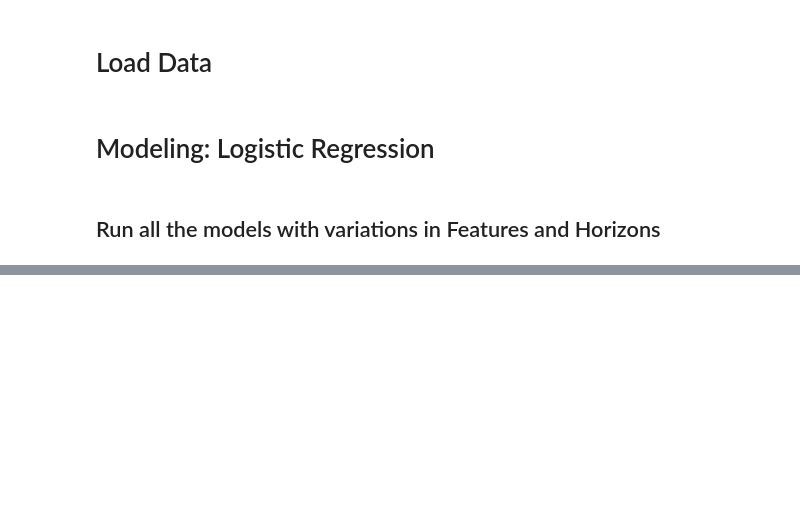
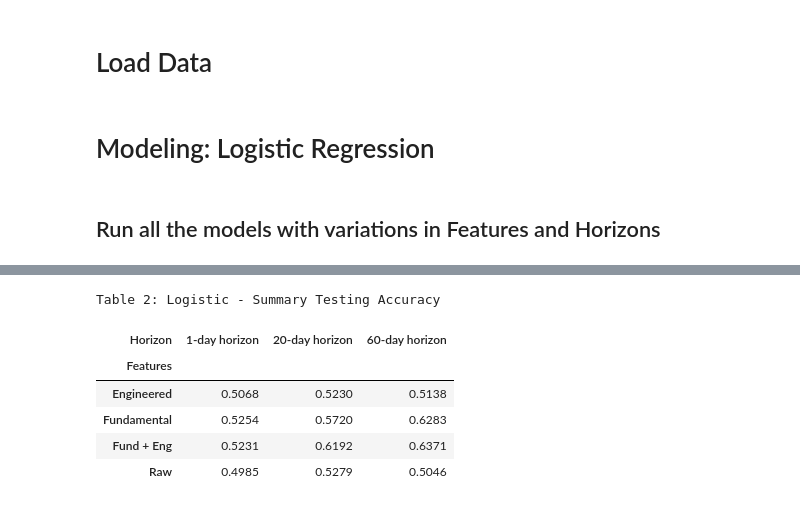
Before and after one commit to RipaltaOriol/ML-Stock-Predictor, a Jupyter notebook: logistic_regression.ipynb, the cells around one changed output, grey strips where cells are left out. Saved outputs shown, nothing was run; the diff lists cells and outputs as text; code cells hidden in the pictures; blank space fills up the shorter version.

```diff
--- a/logistic_regression.ipynb
+++ b/logistic_regression.ipynb
@@ -173,0 +253,38 @@ dfi.export(val_st, "logistic_regression_table_validation.png", table_conversion=
+# %%
+test_auc_df = res_df.pivot(index = "Features", columns = "Horizon", values = "Test AUC")
+test_auc_df = test_auc_df.rename(columns={
+    "y_1": "1-day horizon",
+    "y_20": "20-day horizon",
+    "y_60": "60-day horizon"
+})
+
+test_auc_df = test_auc_df.rename(index={
+    "raw": "Raw",
+    "eng": "Engineered",
+    "fund": "Fundamental",
+    "fund_eng": "Fund + Eng"
+})
+
+test_auc_st = (
+    test_auc_df.style
+      .set_caption("Table 2: Logistic - Summary Testing Accuracy")
+      .format("{:.4f}")              # numeric formatting
+      .set_table_styles([
+          {"selector": "table", "props": "width:100%; border-collapse:separate; border-spacing:10px;"},
+          {"selector": "th, td", "props": "padding:10px;"},
+          {"selector": "th", "props": "font-size:12pt;"},
+          {"selector": "td", "props": "font-size:11pt;"},
+      ])
+      .set_properties(**{"min-width": "120px"})
+)
+dfi.export(test_auc_st, "Logistic_table_test_AUC.png", table_conversion="matplotlib")
+# %%
+test_auc_st
+# %% [output]
+Table 2: Logistic - Summary Testing Accuracy
+| Horizon | 1-day horizon | 20-day horizon | 60-day horizon |
+| Features |  |  |  |
+| Engineered | 0.5068 | 0.5230 | 0.5138 |
+| Fundamental | 0.5254 | 0.5720 | 0.6283 |
+| Fund + Eng | 0.5231 | 0.6192 | 0.6371 |
+| Raw | 0.4985 | 0.5279 | 0.5046 |
```
Also changed, not shown: parts of 12 cells of this notebook, 1 other file.
